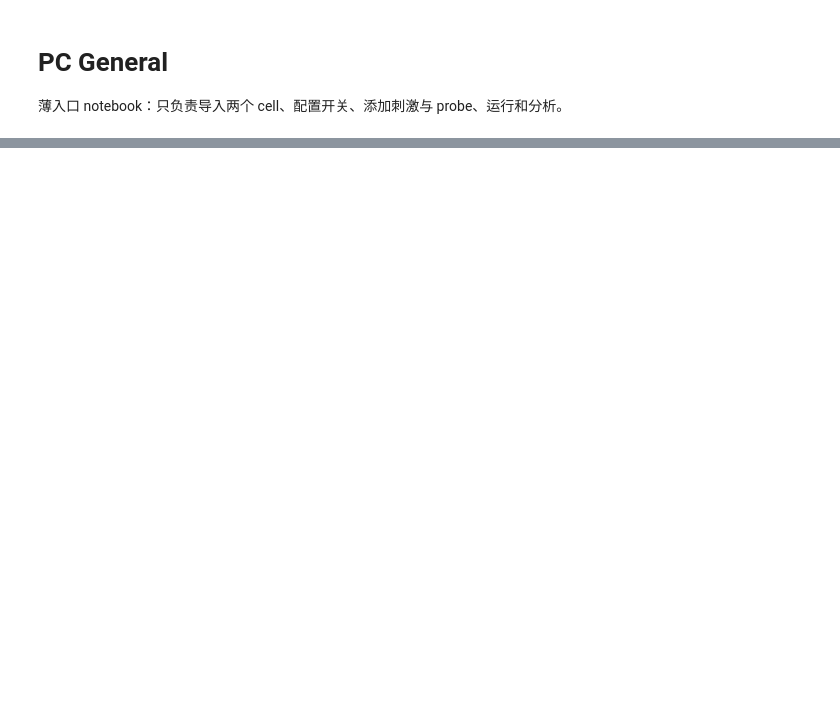
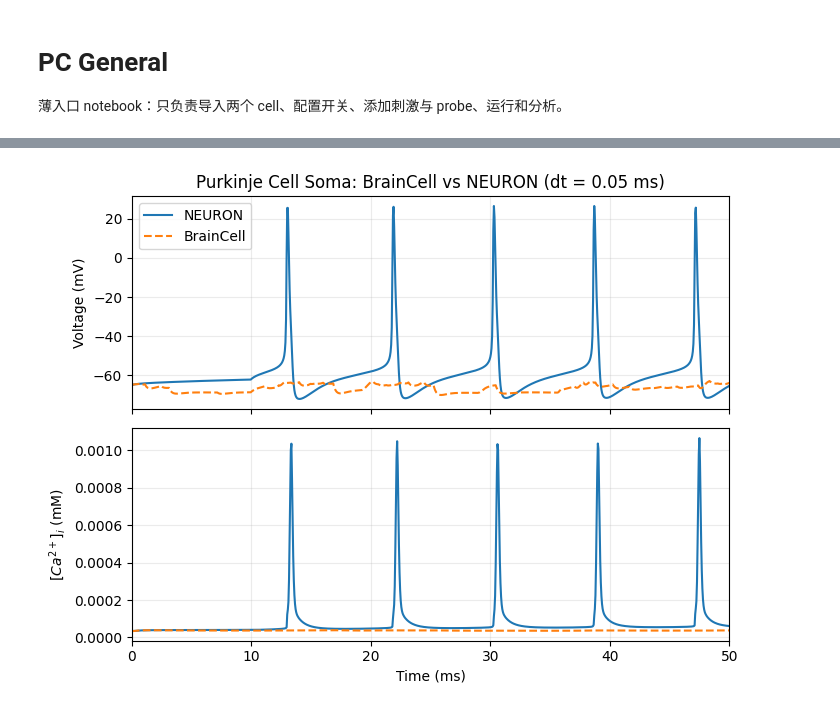
Before and after one commit to chaobrain/braincell, a Jupyter notebook: examples/neuron_compare/cell/pc_ma2024/debug/run_debug.ipynb, the cells around one changed output, grey strips where cells are left out. Saved outputs shown, nothing was run; the diff lists cells and outputs as text; code cells hidden in the pictures; blank space fills up the shorter version.

```diff
--- a/examples/neuron_compare/cell/pc_ma2024/debug/run_debug.ipynb
+++ b/examples/neuron_compare/cell/pc_ma2024/debug/run_debug.ipynb
@@ -464,0 +463,34 @@ with plt.rc_context(
+# %%
+# Export the focused 0-50 ms soma voltage and calcium comparison.
+plot_end_ms = 50.0
+plot_time_ms = np.asarray(reference_time_ms, dtype=float)
+neuron_cai_mM, braincell_cai_mM, _ = soma_diag["cai"][:3]
+trace_lengths = {
+    len(plot_time_ms), len(neuron_soma), len(braincell_soma),
+    len(neuron_cai_mM), len(braincell_cai_mM),
+}
+if len(trace_lengths) != 1:
+    raise ValueError(f"Soma traces are not time-aligned: lengths={sorted(trace_lengths)}")
+time_mask = plot_time_ms <= plot_end_ms
+
+fig, (ax_v, ax_cai) = plt.subplots(2, 1, figsize=(7.2, 5.4), sharex=True)
+ax_v.plot(plot_time_ms[time_mask], neuron_soma[time_mask], label="NEURON")
+ax_v.plot(plot_time_ms[time_mask], braincell_soma[time_mask], linestyle="--", label="BrainCell")
+ax_v.set_ylabel("Voltage (mV)")
+ax_v.set_title(f"Purkinje Cell Soma: BrainCell vs NEURON (dt = {dt_ms:g} ms)")
+ax_v.legend()
+
+ax_cai.plot(plot_time_ms[time_mask], np.asarray(neuron_cai_mM)[time_mask], label="NEURON")
+ax_cai.plot(plot_time_ms[time_mask], np.asarray(braincell_cai_mM)[time_mask], linestyle="--", label="BrainCell")
+ax_cai.set_xlabel("Time (ms)")
+ax_cai.set_ylabel(r"$[Ca^{2+}]_i$ (mM)")
+ax_cai.set_xlim(0.0, plot_end_ms)
+
+for ax in (ax_v, ax_cai):
+    ax.grid(True, alpha=0.25)
+fig.tight_layout()
+output_path = REPO_ROOT / "examples/neuron_compare/cell/pc_ma2024/debug/results/purkinje_soma_voltage_cai_50ms_comparison.png"
+fig.savefig(output_path, dpi=300, bbox_inches="tight")
+plt.show()
+# %% [output]
+[figure, added]
```
Also changed, not shown: parts of 6 cells of this notebook, 3 other files.
